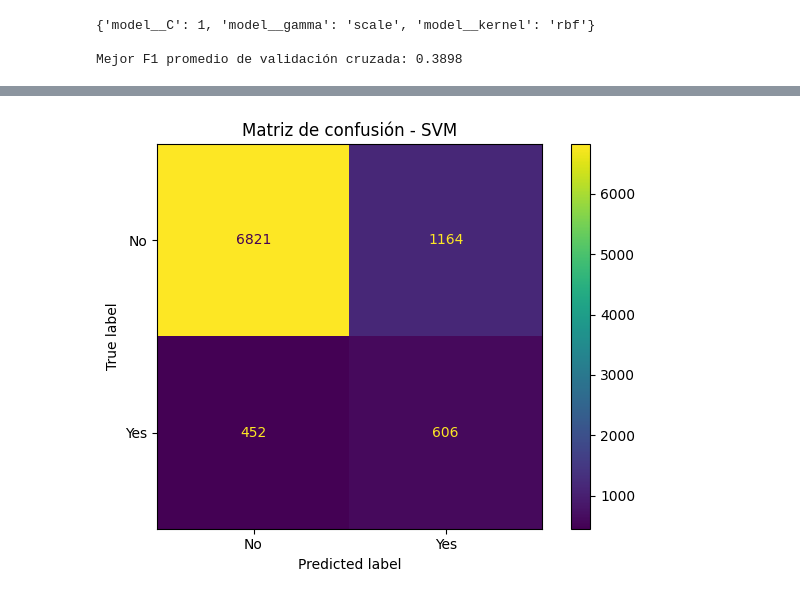
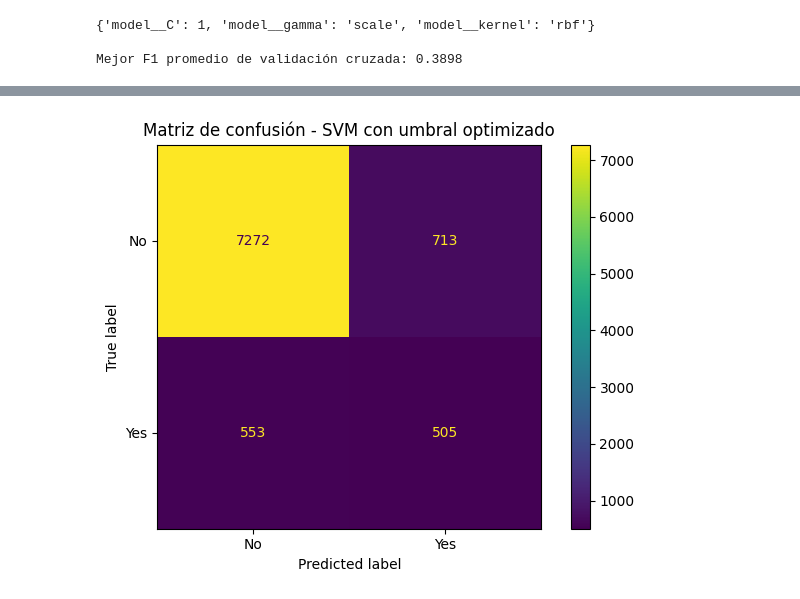
Before and after one commit to LeonardoG2005/Bank-Marketing-Database, a Jupyter notebook: Bank_Marketing_Database_Proyecto1.ipynb, the cells around one changed output, grey strips where cells are left out. Drawn from its saved outputs; the diff is of its cells as text; code cells hidden in the pictures.

```diff
--- a/Bank_Marketing_Database_Proyecto1.ipynb
+++ b/Bank_Marketing_Database_Proyecto1.ipynb
@@ -814,0 +895,14 @@ weighted avg     0.8682    0.8213    0.8396      9043
+# %%
+# Seleccionar el umbral que maximiza el F1 de la clase Yes
+
+best_threshold_row = threshold_results_df.loc[
+    threshold_results_df["F1"].idxmax()
+]
+
+best_threshold = best_threshold_row["Umbral"]
+
+print("Mejor umbral encontrado mediante validación cruzada:")
+print(f"Umbral:    {best_threshold:.2f}")
+print(f"Precision: {best_threshold_row['Precision']:.4f}")
+print(f"Recall:    {best_threshold_row['Recall']:.4f}")
+print(f"F1:        {best_threshold_row['F1']:.4f}")
@@ -815,13 +988,13 @@ weighted avg     0.8682    0.8213    0.8396      9043
 # %%
-# Matriz de confusión con SVM
+# Matriz de confusión - SVM con umbral optimizado
 
 ConfusionMatrixDisplay.from_predictions(
     y_test,
-    y_pred_svm,
+    y_pred_svm_threshold,
     display_labels=["No", "Yes"]
 )
-plt.title("Matriz de confusión - SVM")
+plt.title("Matriz de confusión - SVM con umbral optimizado")
 plt.tight_layout()
 plt.show()
 # %% [output]
-[figure, old version]
+[figure, new version]
```
Also changed, not shown: parts of 11 cells of this notebook.
